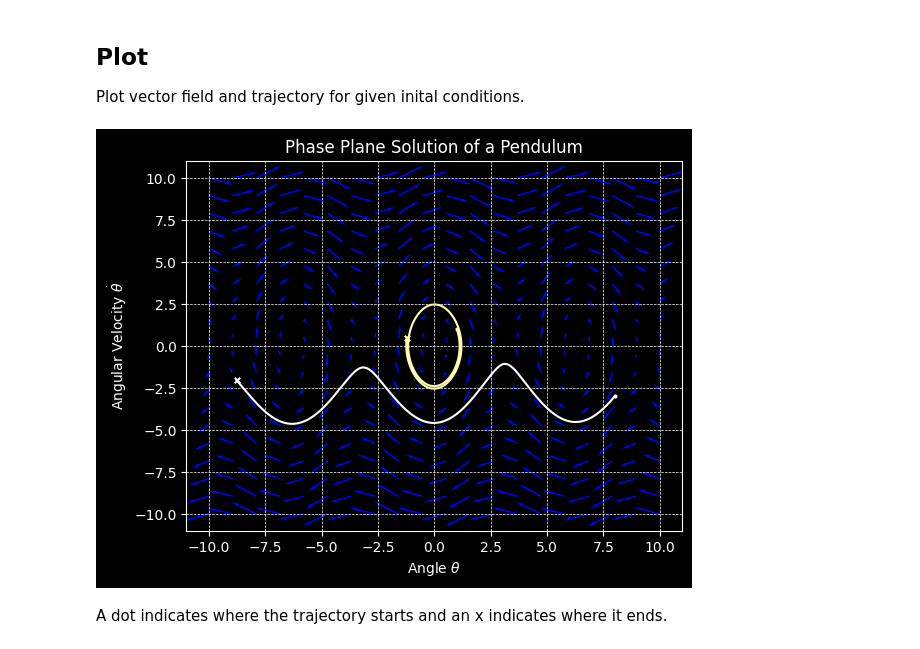
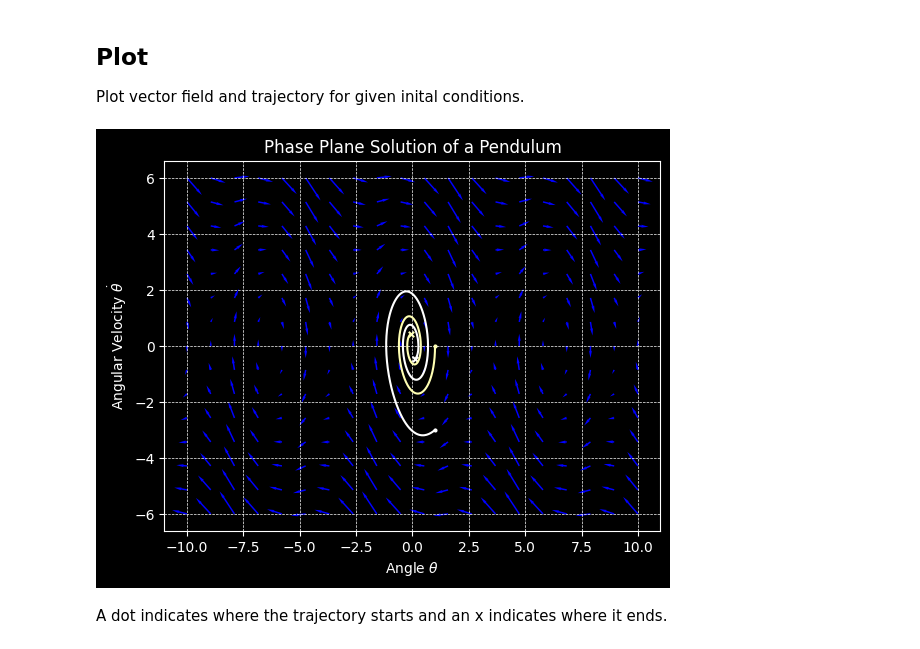
Before and after one commit to abdallahsoliman00/MyMathsRepo, a Jupyter notebook: Numerical Solutions/Phase_plane_plot.ipynb, the cells around one changed output. Drawn from its saved outputs; the diff is of its cells as text; code cells hidden in the pictures.

```diff
--- a/Numerical Solutions/Phase_plane_plot.ipynb
+++ b/Numerical Solutions/Phase_plane_plot.ipynb
@@ -9,11 +9,12 @@ In this document, the nonlinear system modelled is a pendulum.
 import numpy as np
 import matplotlib.pyplot as plt
 # %%
-g = 9.81
-l = 2
+g = 9.81 # graity
+l = 2    # length of pendulum
+u = 0.7  # damping corficient
 
 theta = np.linspace(-10, 10, 20)
-theta_dot = np.linspace(-10, 10, 20)
+theta_dot = np.linspace(-6, 6, 15)
 # %% [markdown]
 ## Define States and Functions
 # %% [markdown]
@@ -65,7 +66,8 @@ $, where $\delta t$ is a small increment in time.
 # %%
 def calc_new_state(prev_state, delta_t=0.01):
 
-    state_dt = np.array([prev_state[1], -(g/l)*np.sin(prev_state[0])])
+    state_dt = np.array([prev_state[1],
+                         -(g/l)*np.sin(prev_state[0]) - u * prev_state[1]])
     new_state = prev_state + delta_t * state_dt
 
     return new_state
@@ -94,22 +96,22 @@ Plot vector field and trajectory for given inital conditions.
 # %%
 plt.style.use('dark_background')
 fig, ax = plt.subplots()
 
-calculate_path([8,-3], time=6)
-calculate_path([1, 1], color='#ffffb3')
+calculate_path([1,-3], time=6)
+calculate_path([1, 0], color='#ffffb3')
 
 for i in theta:
     for j in theta_dot:
         # Starting point (x, y) and vector components (dx, dy)
         state_direction = calc_new_state([i, j]) - np.array([i,j])
         ax.quiver(i, j, state_direction[0], state_direction[1], color='blue', width=0.003, scale=2, headwidth=2)
 
 plt.grid(True, linestyle='--', linewidth=0.5)
 plt.title("Phase Plane Solution of a Pendulum")
 plt.xlabel("Angle $\\theta$")
 plt.ylabel("Angular Velocity $\\dot{\\theta}$")
 plt.show()
 # %% [output]
-[figure, old version]
+[figure, new version]
 # %% [markdown]
 A dot indicates where the trajectory starts and an x indicates where it ends.
```
Also changed, not shown: parts of 1 cell of this notebook, 5 other files.
